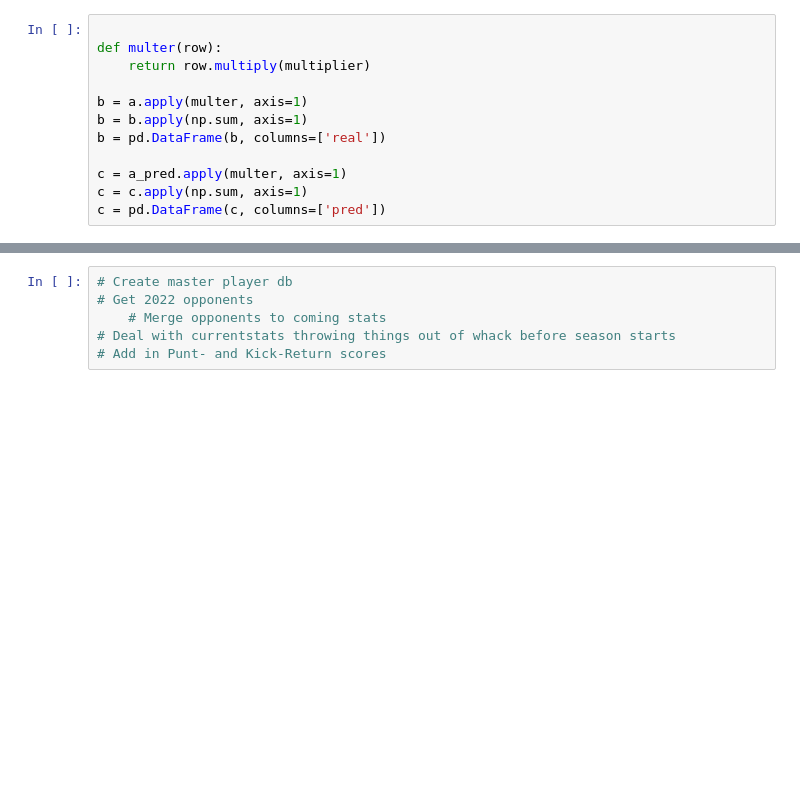
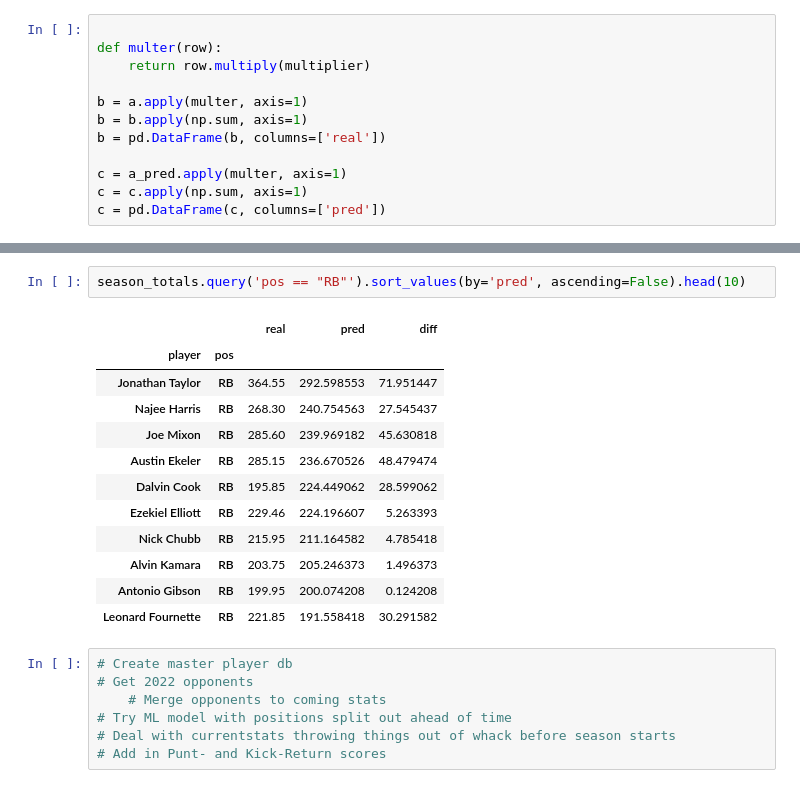
Before and after one commit to travisdharry/FantasyFootballPredictions, a Jupyter notebook: run_model.ipynb, the cells around one changed output, grey strips where cells are left out. Drawn from its saved outputs; the diff is of its cells as text; blank space fills up the shorter version.

```diff
--- a/run_model.ipynb
+++ b/run_model.ipynb
@@ -588,9 +583,25 @@ season_totals.sort_values(by='pred', ascending=False).head(20)
 | Mac Jones | QB | 218.20 | 238.657747 | 20.457747 |
 | Ryan Tannehill | QB | 246.38 | 238.227580 | 8.152420 |
 | Austin Ekeler | RB | 285.15 | 236.670526 | 48.479474 |
+# %%
+season_totals.query('pos == "RB"').sort_values(by='pred', ascending=False).head(10)
+# %% [output]
+|  |  | real | pred | diff |
+| player | pos |  |  |  |
+| Jonathan Taylor | RB | 364.55 | 292.598553 | 71.951447 |
+| Najee Harris | RB | 268.30 | 240.754563 | 27.545437 |
+| Joe Mixon | RB | 285.60 | 239.969182 | 45.630818 |
+| Austin Ekeler | RB | 285.15 | 236.670526 | 48.479474 |
+| Dalvin Cook | RB | 195.85 | 224.449062 | 28.599062 |
+| Ezekiel Elliott | RB | 229.46 | 224.196607 | 5.263393 |
+| Nick Chubb | RB | 215.95 | 211.164582 | 4.785418 |
+| Alvin Kamara | RB | 203.75 | 205.246373 | 1.496373 |
+| Antonio Gibson | RB | 199.95 | 200.074208 | 0.124208 |
+| Leonard Fournette | RB | 221.85 | 191.558418 | 30.291582 |
 # %%
 # Create master player db
 # Get 2022 opponents
     # Merge opponents to coming stats
+# Try ML model with positions split out ahead of time
 # Deal with currentstats throwing things out of whack before season starts
 # Add in Punt- and Kick-Return scores
```
Also changed, not shown: parts of 9 cells of this notebook, 6 other files.
